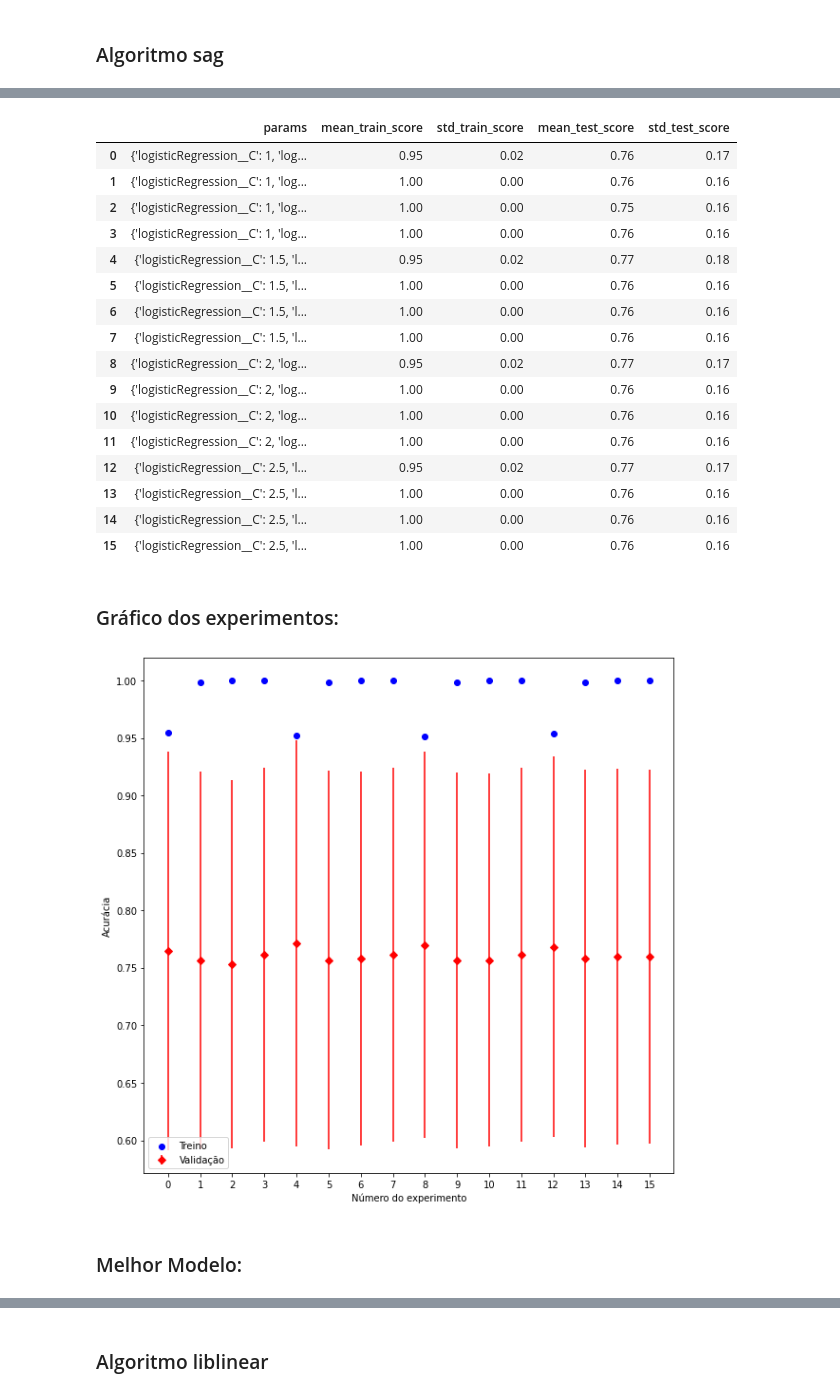
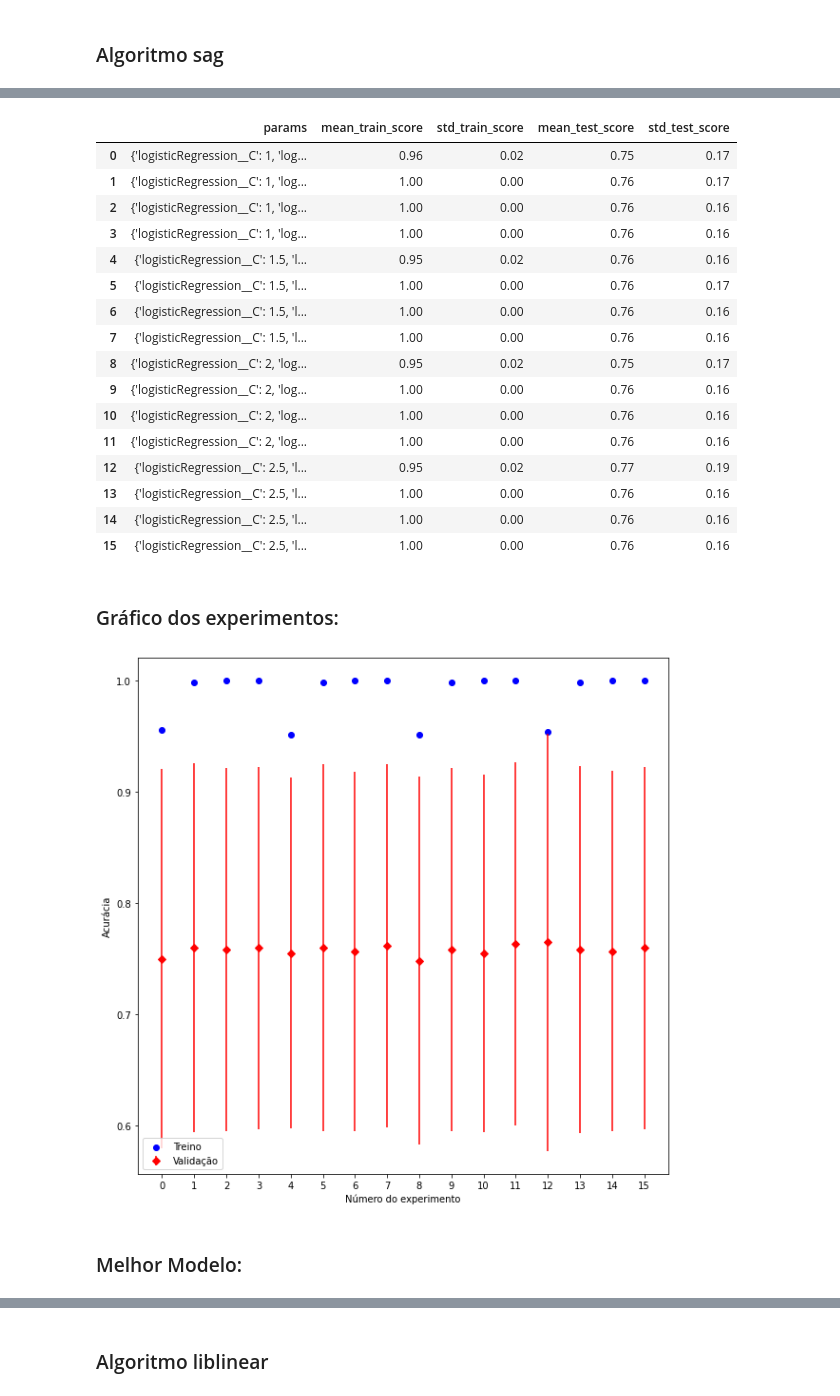
Before and after one commit to HeitorBRaymundo/mc906, a Jupyter notebook: prj3/LogisticRegression.ipynb, the cells around one changed output, grey strips where cells are left out. Saved outputs shown, nothing was run; the diff lists cells and outputs as text; code cells hidden in the pictures.

Commit message:
Final results of logistic regression

```diff
--- a/prj3/LogisticRegression.ipynb
+++ b/prj3/LogisticRegression.ipynb
@@ -34,8 +34,7 @@ parameters = {
     'logisticRegression__fit_intercept': [False],
     'logisticRegression__max_iter': [10, 100, 200, 300],
     'logisticRegression__n_jobs': [5],
-    'logisticRegression__solver': ['sag'],
-    'logisticRegression__warm_start': [True]
+    'logisticRegression__solver': ['sag']
 }
 grid_search(pipe, parameters, X_processed, database_train.y, database_train.cv_author, n_jobs=6)
 # %% [output]
@@ -55,22 +54,22 @@ Fitting 5 folds for each of 16 candidates, totalling 80 fits
 Relatório dos experimentos:
 |  | params | mean_train_score | std_train_score | mean_test_score | std_test_score |
-| 0 | {'logisticRegression__C': 1, 'log... | 0.95 | 0.02 | 0.76 | 0.17 |
-| 1 | {'logisticRegression__C': 1, 'log... | 1.00 | 0.00 | 0.76 | 0.16 |
-| 2 | {'logisticRegression__C': 1, 'log... | 1.00 | 0.00 | 0.75 | 0.16 |
+| 0 | {'logisticRegression__C': 1, 'log... | 0.96 | 0.02 | 0.75 | 0.17 |
+| 1 | {'logisticRegression__C': 1, 'log... | 1.00 | 0.00 | 0.76 | 0.17 |
+| 2 | {'logisticRegression__C': 1, 'log... | 1.00 | 0.00 | 0.76 | 0.16 |
 | 3 | {'logisticRegression__C': 1, 'log... | 1.00 | 0.00 | 0.76 | 0.16 |
-| 4 | {'logisticRegression__C': 1.5, 'l... | 0.95 | 0.02 | 0.77 | 0.18 |
-| 5 | {'logisticRegression__C': 1.5, 'l... | 1.00 | 0.00 | 0.76 | 0.16 |
+| 4 | {'logisticRegression__C': 1.5, 'l... | 0.95 | 0.02 | 0.76 | 0.16 |
+| 5 | {'logisticRegression__C': 1.5, 'l... | 1.00 | 0.00 | 0.76 | 0.17 |
 | 6 | {'logisticRegression__C': 1.5, 'l... | 1.00 | 0.00 | 0.76 | 0.16 |
 | 7 | {'logisticRegression__C': 1.5, 'l... | 1.00 | 0.00 | 0.76 | 0.16 |
-| 8 | {'logisticRegression__C': 2, 'log... | 0.95 | 0.02 | 0.77 | 0.17 |
+| 8 | {'logisticRegression__C': 2, 'log... | 0.95 | 0.02 | 0.75 | 0.17 |
 | 9 | {'logisticRegression__C': 2, 'log... | 1.00 | 0.00 | 0.76 | 0.16 |
 | 10 | {'logisticRegression__C': 2, 'log... | 1.00 | 0.00 | 0.76 | 0.16 |
 | 11 | {'logisticRegression__C': 2, 'log... | 1.00 | 0.00 | 0.76 | 0.16 |
-| 12 | {'logisticRegression__C': 2.5, 'l... | 0.95 | 0.02 | 0.77 | 0.17 |
+| 12 | {'logisticRegression__C': 2.5, 'l... | 0.95 | 0.02 | 0.77 | 0.19 |
 | 13 | {'logisticRegression__C': 2.5, 'l... | 1.00 | 0.00 | 0.76 | 0.16 |
 | 14 | {'logisticRegression__C': 2.5, 'l... | 1.00 | 0.00 | 0.76 | 0.16 |
 | 15 | {'logisticRegression__C': 2.5, 'l... | 1.00 | 0.00 | 0.76 | 0.16 |
 Gráfico dos experimentos:
-[figure, old version]
+[figure, new version]
 Melhor Modelo:
 |  | params | mean_train_score | std_train_score | mean_test_score | std_test_score |
```
Also changed, not shown: parts of 7 cells of this notebook, 3 other files.
